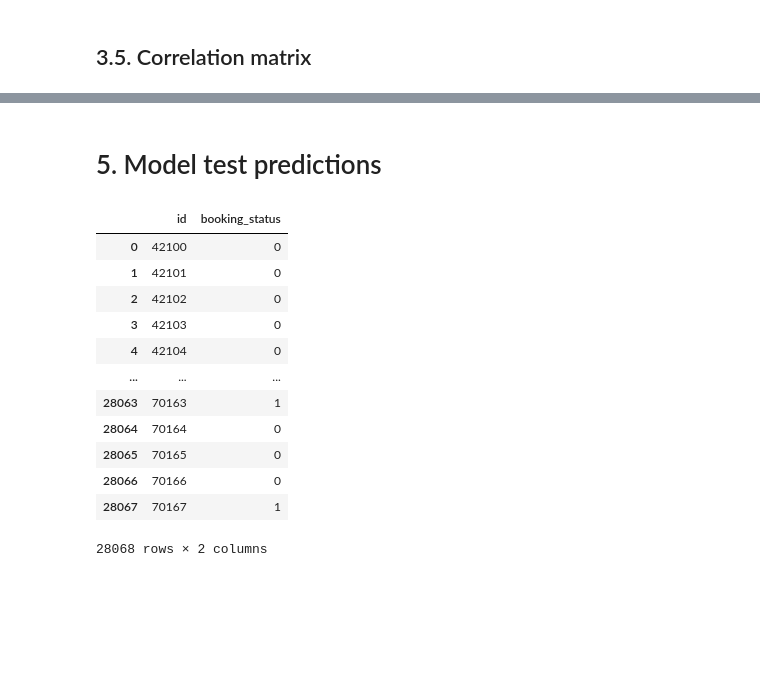
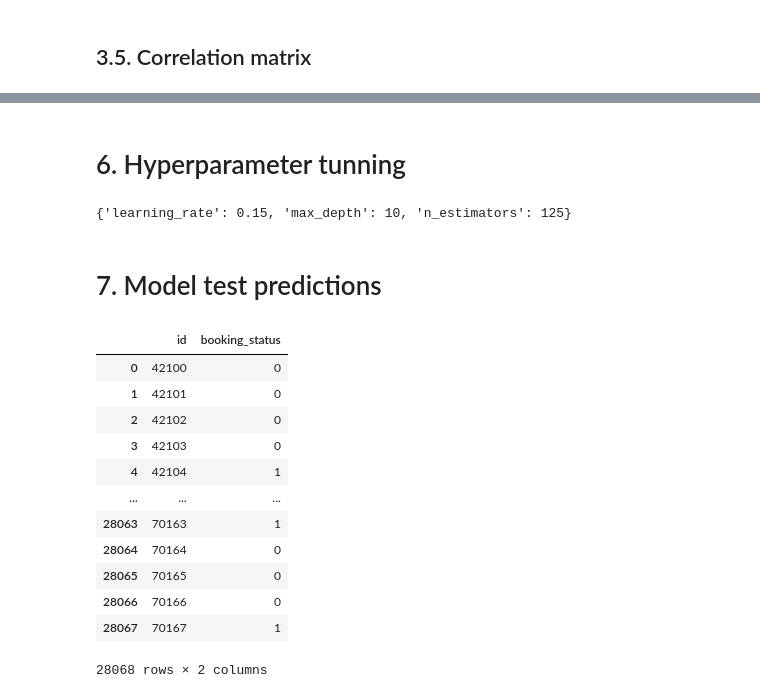
Before and after one commit to rolosa10/Kaggle_rls, a Jupyter notebook: playground_series_s3e7/EDA_and_baseline.ipynb, the cells around one changed output, grey strips where cells are left out. Cells and saved outputs as stored; diff of their text form; code cells hidden in the pictures; blank space fills up the shorter version.

```diff
--- a/playground_series_s3e7/EDA_and_baseline.ipynb
+++ b/playground_series_s3e7/EDA_and_baseline.ipynb
@@ -270,2 +365,15 @@ axs[1] = fims[fims.columns[fims.columns.isin('xgb_'+str(i)+'_importance' for i i
+# %% [markdown]
+# 6. Hyperparameter tunning
+# %%
+xgb_parameters2search = {
+    "learning_rate": [0.05, 0.10, 0.15, 0.20, 0.25, 0.30],
+    "max_depth": [3, 4, 5, 6, 8, 10, 12, 15],
+    "n_estimators": np.arange(25,150,25)}
+xgb = XGBClassifier()
+gv_clf = GridSearchCV(lgbm, xgb_parameters2search, scoring = 'roc_auc', cv=5)
+gv_clf.fit(train_df[FEATURES], train_df[TARGET])
+print(gv_clf.best_params_)
+# %% [output]
+{'learning_rate': 0.15, 'max_depth': 10, 'n_estimators': 125}
 # %% [markdown]
-# 5. Model test predictions
+# 7. Model test predictions
@@ -277,12 +398,12 @@ pd.DataFrame({'id': pd.read_csv('./data/sample_submission.csv')['id'], 'booking_
 # %%
-pd.read_csv('./data/results_1.csv')
+pd.read_csv('./data/results_2.csv')
 # %% [output]
 |  | id | booking_status |
 | 0 | 42100 | 0 |
 | 1 | 42101 | 0 |
 | 2 | 42102 | 0 |
 | 3 | 42103 | 0 |
-| 4 | 42104 | 0 |
+| 4 | 42104 | 1 |
 | ... | ... | ... |
 | 28063 | 70163 | 1 |
 | 28064 | 70164 | 0 |
```
Also changed, not shown: parts of 34 cells of this notebook, 1 other file.
